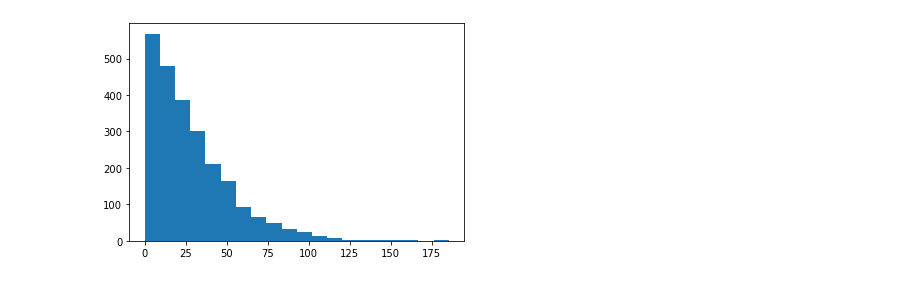
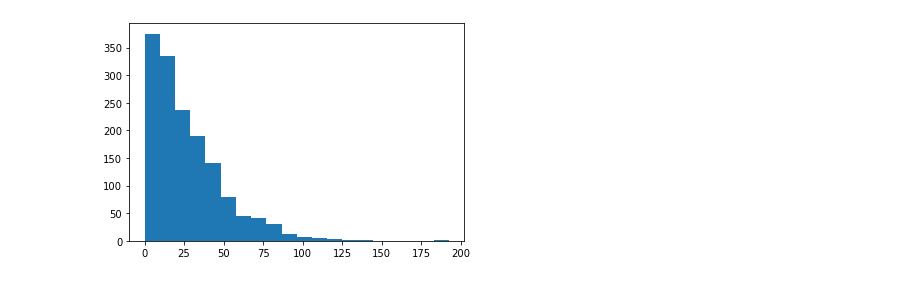
Before and after one commit to andre-morelli/Urban-Analytics, a Jupyter notebook: Example4-Fitting Accessibility Curves.ipynb, the cells around one changed output. Drawn from its saved outputs; the diff is of its cells as text; code cells hidden in the pictures.

```diff
--- a/Example4-Fitting Accessibility Curves.ipynb
+++ b/Example4-Fitting Accessibility Curves.ipynb
@@ -5,8 +8,9 @@ import matplotlib.pyplot as plt
 # %%
 #travel times in minutes
-d = np.random.logistic(0,1,5000)*20
+#soft threshold is a half of a logistic curve
+d = np.random.logistic(0,1,3000)*20
 d = d[d>0]
 plt.hist(d,bins=20)
 plt.show()
 # %% [output]
-[figure, old version]
+[figure, new version]
```
Also changed, not shown: parts of 17 cells of this notebook.
